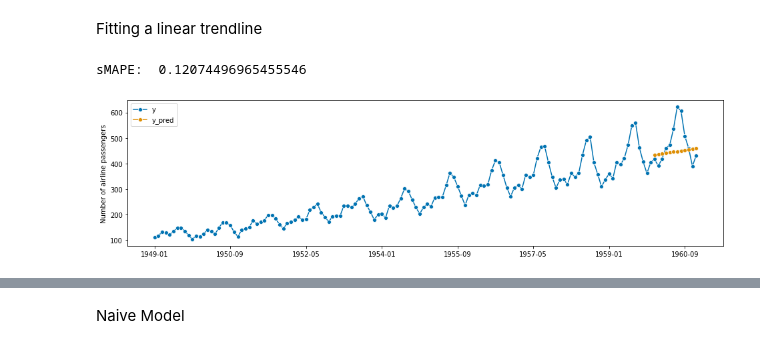
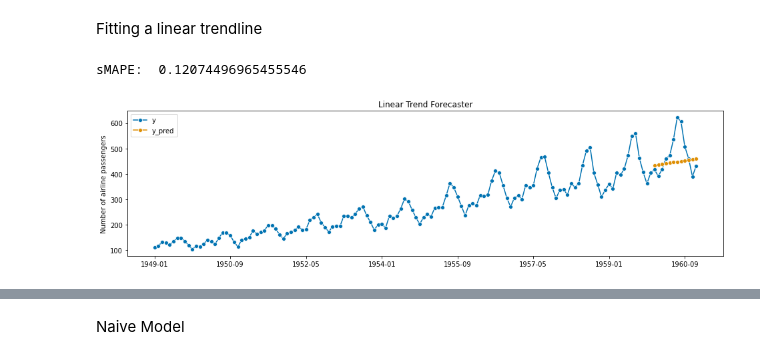
Before and after one commit to banditkings/random-python-examples, a Jupyter notebook: time-series-python/sktime forecasting101.ipynb, the cells around one changed output, grey strips where cells are left out. Drawn from its saved outputs; the diff is of its cells as text; code cells hidden in the pictures.

```diff
--- a/time-series-python/sktime forecasting101.ipynb
+++ b/time-series-python/sktime forecasting101.ipynb
@@ -81,5 +84,6 @@ ax.fill_between(
     color=ax.get_lines()[-1].get_c(),
     label=f"{coverage}% prediction intervals",
 )
+ax.set_title("Theta Forecaster")
 ax.legend();
 # %% [output]
@@ -87,7 +91,7 @@ ax.legend();
 # %% [markdown]
 Wrap up all the steps above in a function
 # %%
-def run_forecast(y_train, y_test, forecaster, fh, coverage=None, results=True):
+def run_forecast(y_train, y_test, forecaster, fh, coverage=None, results=True, title=""):
     """Helper function to train a forecaster and plot the results"""
     forecaster.fit(y_train)
     y_pred = forecaster.predict(fh)
@@ -104,6 +108,7 @@ def run_forecast(y_train, y_test, forecaster, fh, coverage=None, results=True):
             label=f"{coverage}% prediction intervals",
         )
         ax.legend();
+    ax.set_title(title)
     print("sMAPE: ", mean_absolute_percentage_error(y_test, y_pred, symmetric=True))
     if results:
         return forecaster, y_pred
@@ -111,7 +116,8 @@ def run_forecast(y_train, y_test, forecaster, fh, coverage=None, results=True):
 Fitting a linear trendline
 # %%
 forecaster = PolynomialTrendForecaster(degree=1)
-run_forecast(y_train, y_test, forecaster, fh, coverage=None, results=False)
+run_forecast(y_train, y_test, forecaster, fh, results=False,
+             title="Linear Trend Forecaster")
 # %% [output]
 sMAPE:  0.12074496965455546
-[figure, old version]
+[figure, new version]
```
Also changed, not shown: parts of 25 cells of this notebook.
